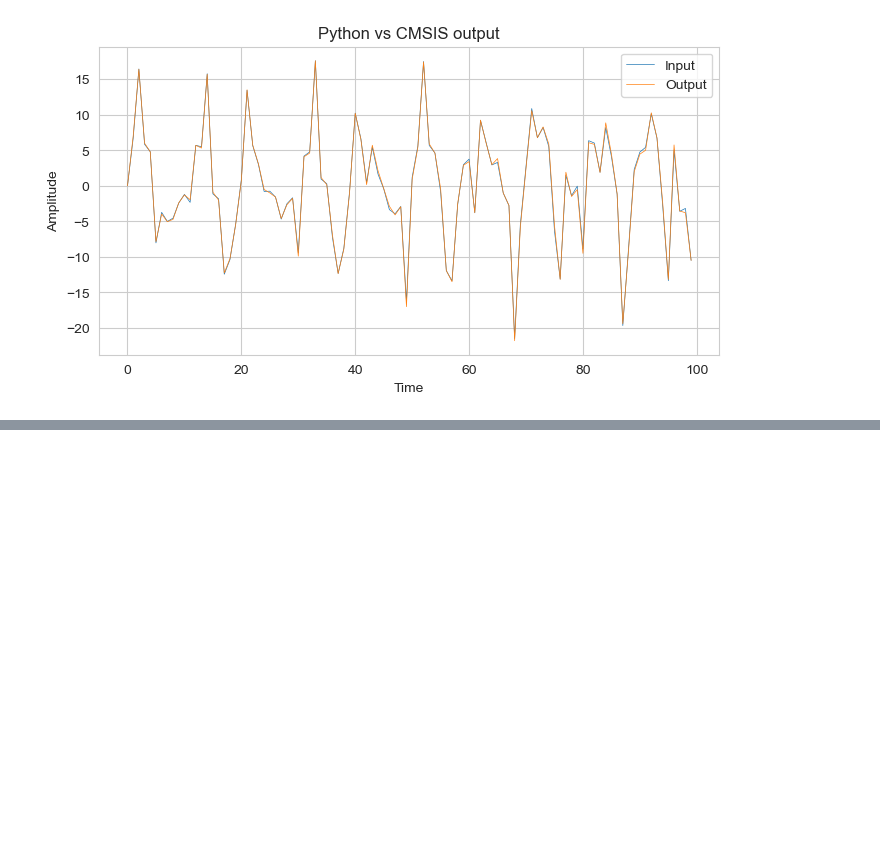
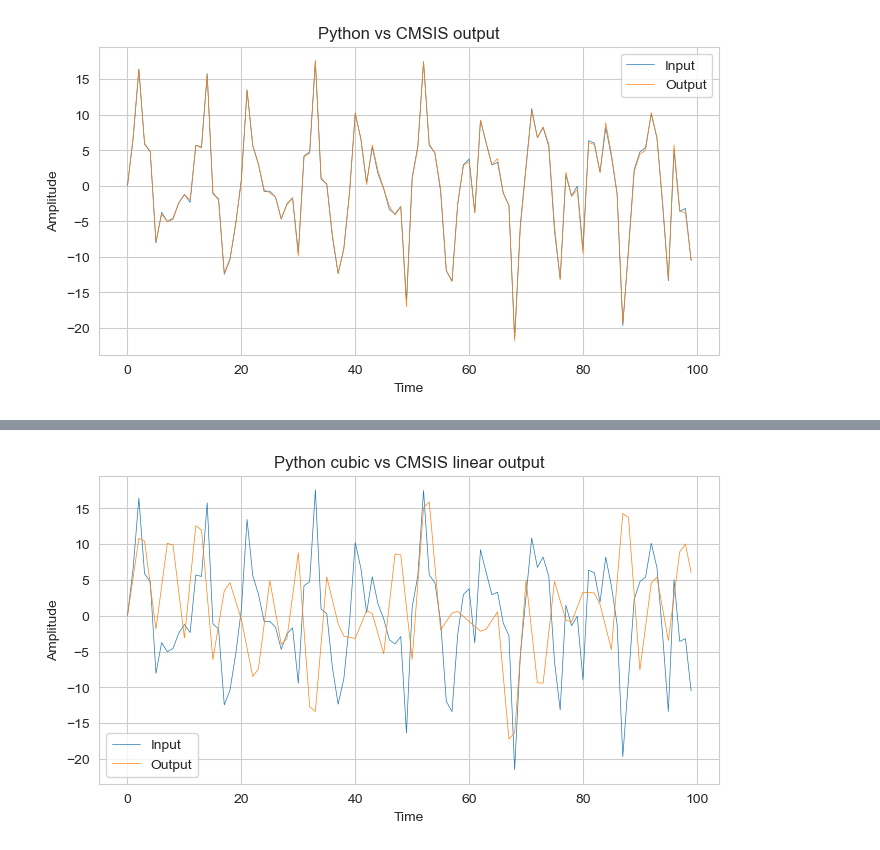
Before and after one commit to hissain/dsp-spectrogram, a Jupyter notebook: python/spline.ipynb, the cells around one changed output, grey strips where cells are left out. Saved outputs shown, nothing was run; the diff lists cells and outputs as text; code cells hidden in the pictures; blank space fills up the shorter version.

```diff
--- a/python/spline.ipynb
+++ b/python/spline.ipynb
@@ -68,0 +78,4 @@ plot_input_output(y_out, y_adjusted, "Python vs CMSIS output")
+# %%
+plot_input_output(y_out, y_out_l, "Python cubic vs CMSIS linear output")
+# %% [output]
+[figure, added]
```
Also changed, not shown: parts of 1 cell of this notebook, 8 other files.
